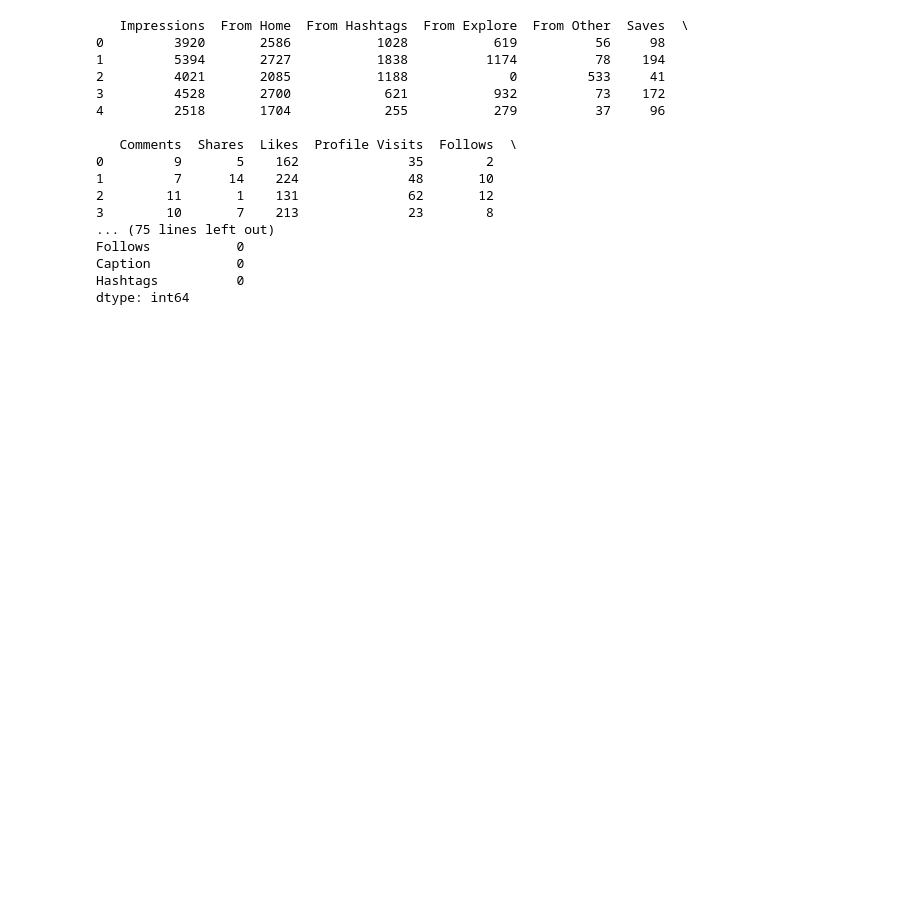
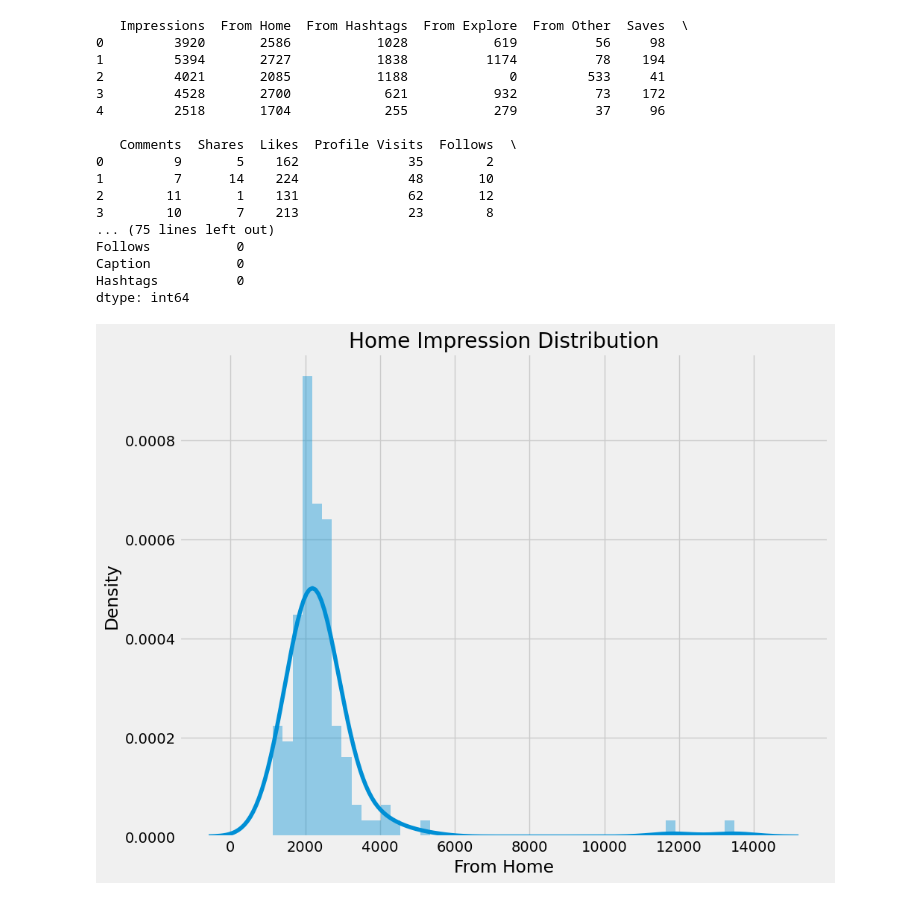
Before and after one commit to ovoegajivwie/January-DS-project, a Jupyter notebook: Instagram reach analysis project.ipynb, the cells around one changed output. Saved outputs shown, nothing was run; the diff lists cells and outputs as text; code cells hidden in the pictures; blank space fills up the shorter version.

Commit message:
Add files via upload
Applied some analyzation technique to the data to get reach results

```diff
--- a/Instagram reach analysis project.ipynb
+++ b/Instagram reach analysis project.ipynb
@@ -8,35 +8,55 @@ import pandas as pd
 import numpy as np
 import seaborn as sns
 import matplotlib.pyplot as plt
+import plotly.express as px
 
 #reading dataset
 ig_data = pd.read_csv('Instagram_data.csv', encoding = 'latin1')
 print(ig_data.head())
 print(ig_data.info())
 print(ig_data.describe())
 
 #cleaning the dataset
 print(ig_data.isna().sum())
 ig_data = ig_data.dropna()
 
+#analyzing instagram posts with plots
+plt.figure(figsize=(10, 8))
+sns.distplot(ig_data['From Home'])
+plt.title("Home Impression Distribution")
+plt.show()
+#conclusion: From Home, its hard to reach all folowwers daily
 
-#last commit date: 01/01/24
+plt.figure(figsize=(10, 8))
+sns.distplot(ig_data['From Hashtags'])
+plt.title("Hashtags Impression Distribution")
+plt.show()
+#conclusion: From Hashtags, many new users can be reached
+
+plt.figure(figsize=(10, 8))
+sns.distplot(ig_data['From Explore'])
+plt.title("Explore Impression Distribution")
+plt.show()
+#conclusion: From Explore, Instagram does not recommend posts much to the users, Hashtags has more reach
+
+#last commit date: 02/01/24
 #project completion date:
 # %% [output]
    Impressions  From Home  From Hashtags  From Explore  From Other  Saves  \
 0         3920       2586           1028           619          56     98
 1         5394       2727           1838          1174          78    194
 2         4021       2085           1188             0         533     41
 3         4528       2700            621           932          73    172
 4         2518       1704            255           279          37     96
 
    Comments  Shares  Likes  Profile Visits  Follows  \
 0         9       5    162              35        2
 1         7      14    224              48       10
 2        11       1    131              62       12
 3        10       7    213              23        8
 ... (75 lines left out)
 Follows           0
 Caption           0
 Hashtags          0
 dtype: int64
+[figure, added]
```
Also changed, not shown: parts of 1 cell of this notebook.
